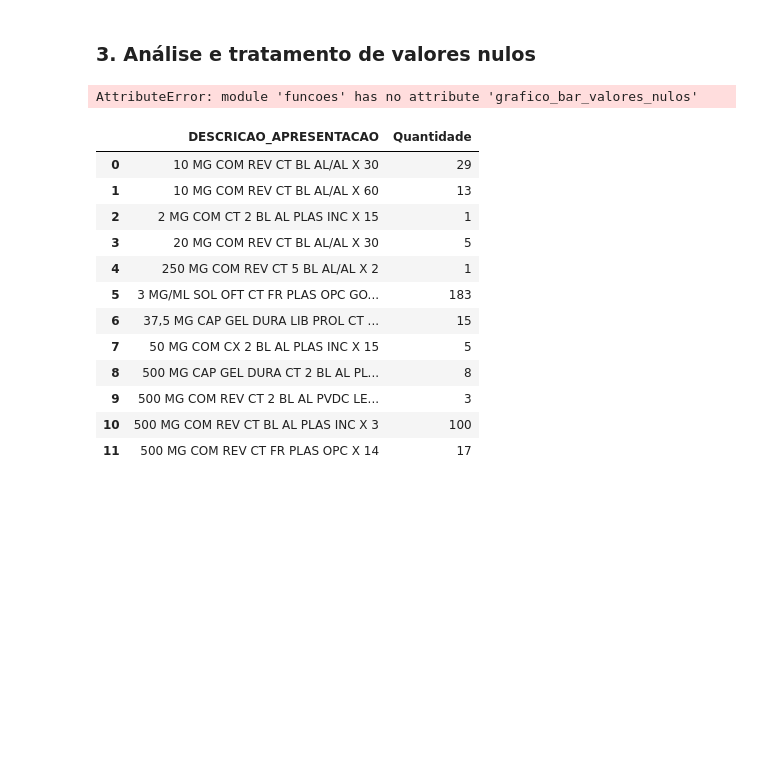
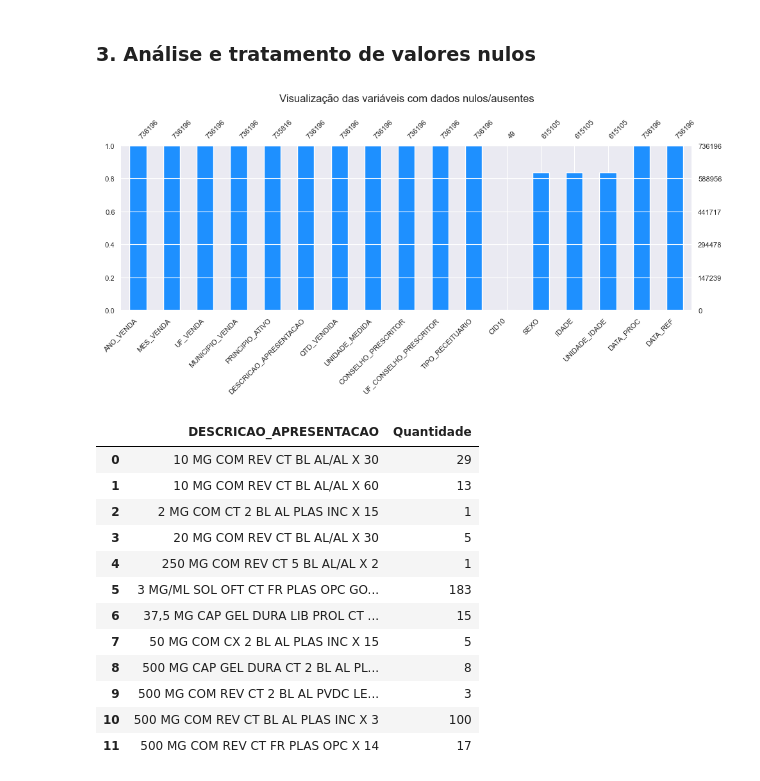
Before and after one commit to emso-exe/Venda_de_medicamentos_controlados_e_antimicrobianos_-_industrializados, a Jupyter notebook: 001_analise_de_vendas.ipynb, the cells around one changed output. Drawn from its saved outputs; the diff is of its cells as text; code cells hidden in the pictures; blank space fills up the shorter version.

```diff
--- a/001_analise_de_vendas.ipynb
+++ b/001_analise_de_vendas.ipynb
@@ -211,10 +210,9 @@ df['TIPO_RECEITUARIO'] = df['TIPO_RECEITUARIO'].astype('int8')
 # %% [markdown]
 ### 3. Análise e tratamento de valores nulos
 # %%
-x=fn.grafico_bar_valores_nulos(df)
-x
+fn.grafico_bar_valores_nulos(df)
 # %% [output]
-AttributeError: module 'funcoes' has no attribute 'grafico_bar_valores_nulos'
+[figure, added]
 # %%
 df_nulls = df[df[['PRINCIPIO_ATIVO']].isnull().any(axis=1)]
 df_nulls = df_nulls.groupby(['DESCRICAO_APRESENTACAO']).size() \
```
Also changed, not shown: parts of 5 cells of this notebook.
